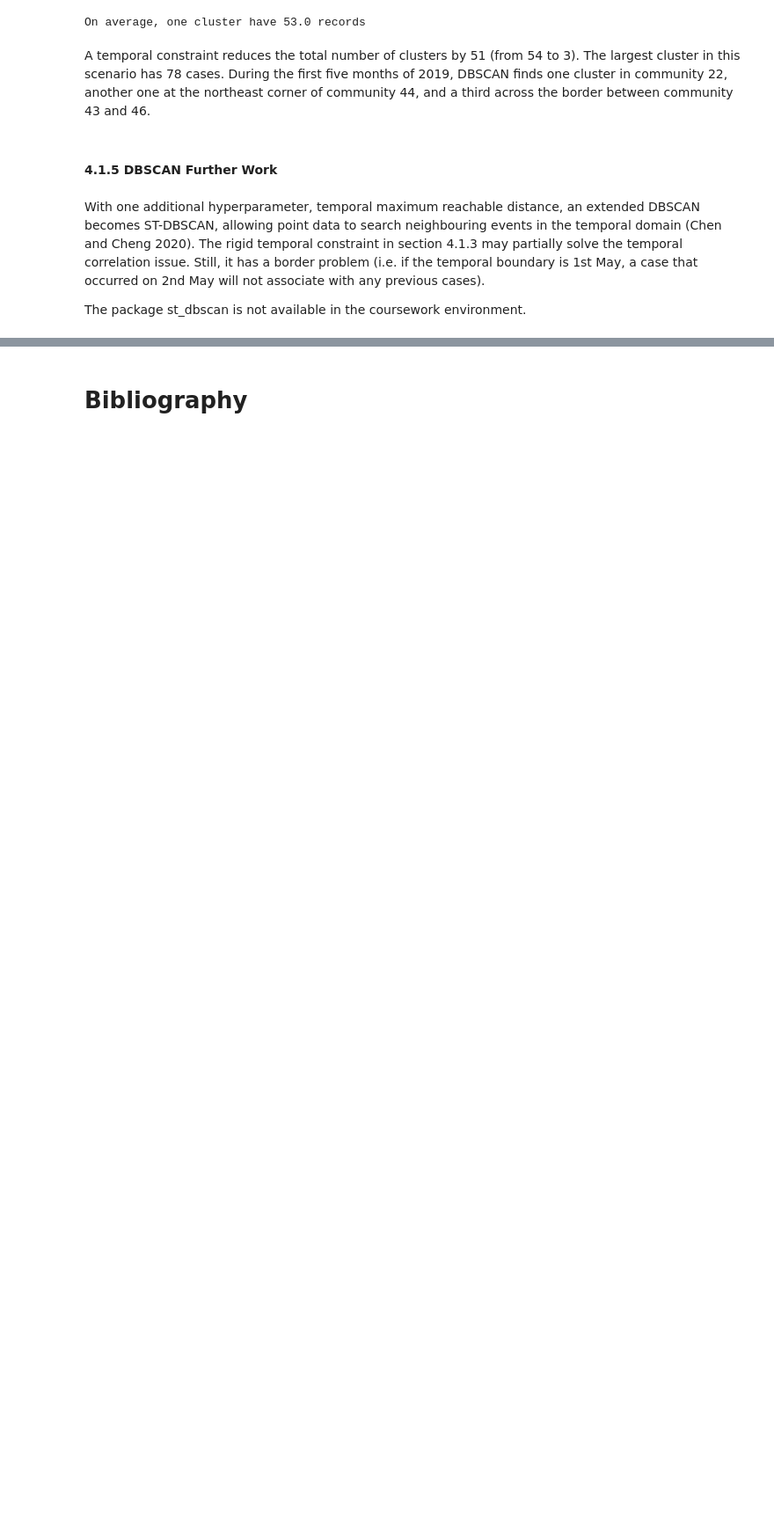
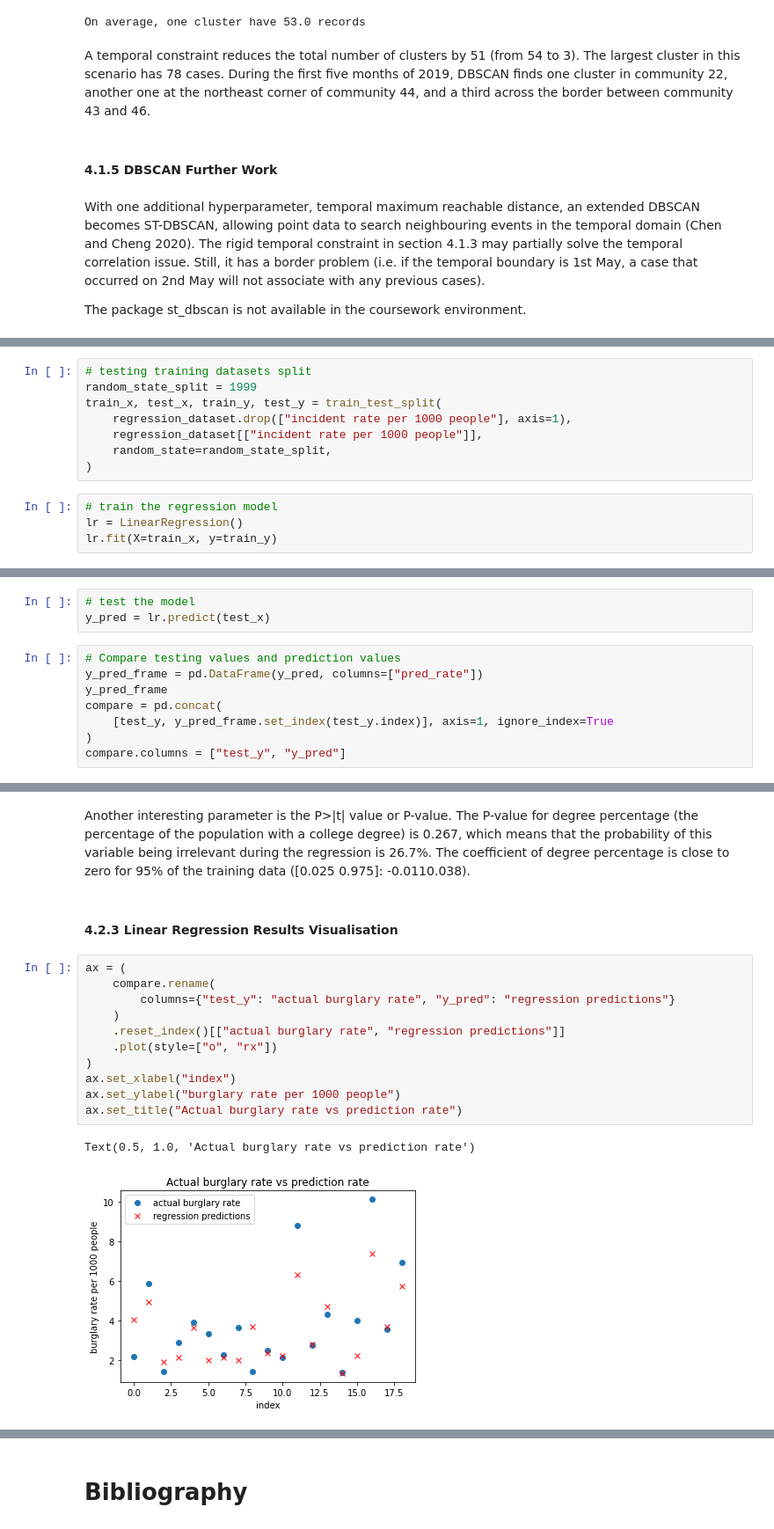
Before and after one commit to NijunJiang/CASA_CW, a Jupyter notebook: coursework.ipynb, the cells around one changed output, grey strips where cells are left out. Shown at 88% size. Saved outputs shown, nothing was run; the diff lists cells and outputs as text; blank space fills up the shorter version.

```diff
--- a/coursework.ipynb
+++ b/coursework.ipynb
@@ -607,0 +736,12 @@ The package st_dbscan is not available in the coursework environment.
+# %%
+# testing training datasets split
+random_state_split = 1999
+train_x, test_x, train_y, test_y = train_test_split(
+    regression_dataset.drop(["incident rate per 1000 people"], axis=1),
+    regression_dataset[["incident rate per 1000 people"]],
+    random_state=random_state_split,
+)
+# %%
+# train the regression model
+lr = LinearRegression()
+lr.fit(X=train_x, y=train_y)
@@ -607,0 +750,11 @@ The package st_dbscan is not available in the coursework environment.
+# %%
+# test the model
+y_pred = lr.predict(test_x)
+# %%
+# Compare testing values and prediction values
+y_pred_frame = pd.DataFrame(y_pred, columns=["pred_rate"])
+y_pred_frame
+compare = pd.concat(
+    [test_y, y_pred_frame.set_index(test_y.index)], axis=1, ignore_index=True
+)
+compare.columns = ["test_y", "y_pred"]
@@ -607,0 +802,18 @@ The package st_dbscan is not available in the coursework environment.
+# %% [markdown]
+Another interesting parameter is the P>|t| value or P-value. The P-value for degree percentage (the percentage of the population with a college degree) is 0.267, which means that the probability of this variable being irrelevant during the regression is 26.7%. The coefficient of degree percentage is close to zero for 95% of the training data ([0.025 0.975]: -0.0110.038).
+# %% [markdown]
+#### 4.2.3 Linear Regression Results Visualisation
+# %%
+ax = (
+    compare.rename(
+        columns={"test_y": "actual burglary rate", "y_pred": "regression predictions"}
+    )
+    .reset_index()[["actual burglary rate", "regression predictions"]]
+    .plot(style=["o", "rx"])
+)
+ax.set_xlabel("index")
+ax.set_ylabel("burglary rate per 1000 people")
+ax.set_title("Actual burglary rate vs prediction rate")
+# %% [output]
+Text(0.5, 1.0, 'Actual burglary rate vs prediction rate')
+[figure, added]
```
Also changed, not shown: parts of 61 cells of this notebook.
